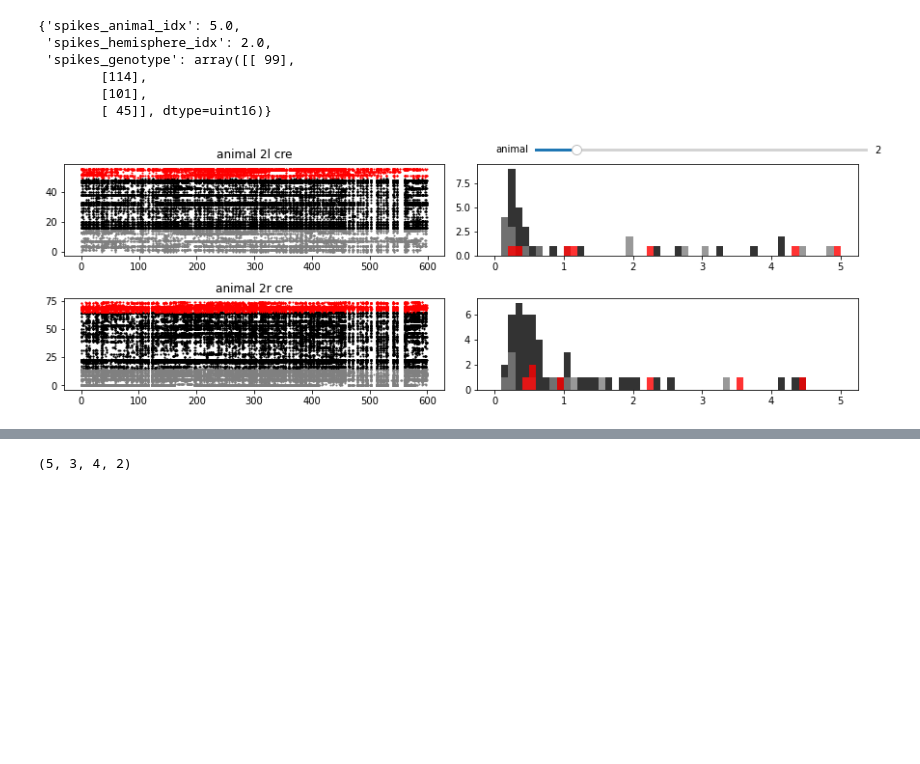
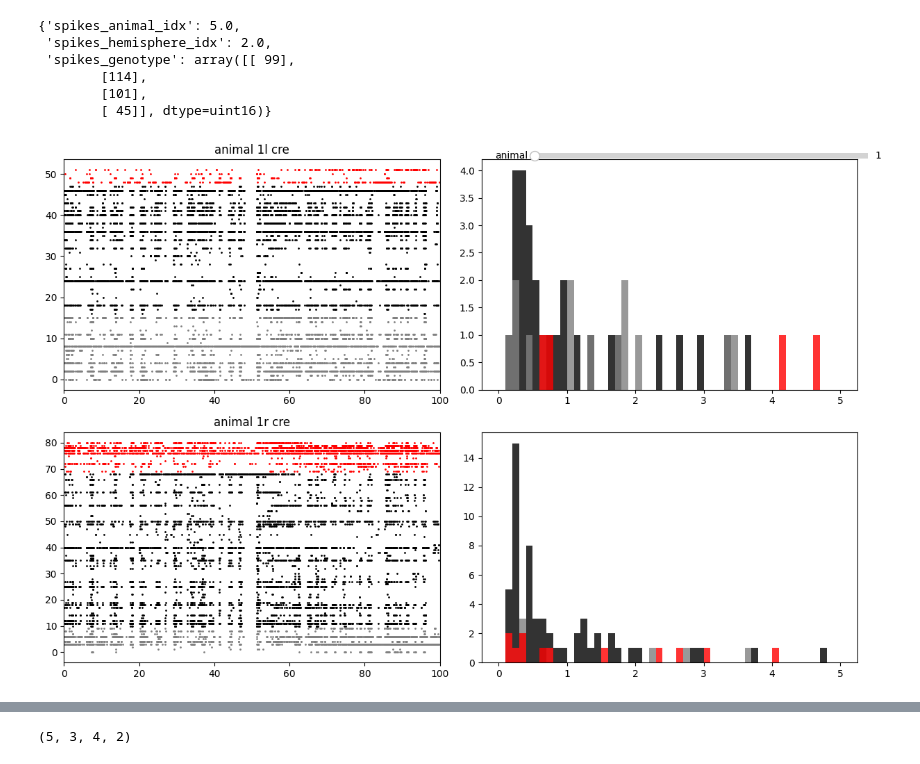
Before and after one commit to woxxel/DarkMatter, a Jupyter notebook: notebooks/spiking_data_analysis.ipynb, the cells around one changed output, grey strips where cells are left out. Saved outputs shown, nothing was run; the diff lists cells and outputs as text; code cells hidden in the pictures; blank space fills up the shorter version.

```diff
--- a/notebooks/spiking_data_analysis.ipynb
+++ b/notebooks/spiking_data_analysis.ipynb
@@ -174,6 +180,9 @@ def plot_animal(animal,ax,j=0):
             ax[i][1].hist(sd['rate'][sd['cluster_idx']==0,j],np.linspace(0,5,51),facecolor='gray',alpha=0.8)
             ax[i][1].hist(sd['rate'][sd['cluster_idx']==2,j],np.linspace(0,5,51),facecolor='r',alpha=0.8)
 
+            ax[i][0].set_xlim([0,100])
+            #ax[i][1].set_xlim([0,100])
+
             i+=1
     plt.tight_layout()
 # %%
@@ -257,20 +266,20 @@ spike_data[9]['classification']
 # %%
 #fig,ax = plt.subplots(2,2,figsize=(12,4))
 
 def change_slider(animal):
     print(animal)
     plot_animal(animal,ax)
 
-animal = 2
+animal = 1
 
 #plot_animal(animal,ax,1)
 
-fig,ax = plt.subplots(2,2,figsize=(12,4))
+fig,ax = plt.subplots(2,2,figsize=(12,8))
 axamp = plt.axes([0.6, .95, 0.4, 0.02])
 slider = Slider(axamp, 'animal', 1, 9, valinit=animal,orientation='horizontal')
 slider.on_changed(change_slider)
 plot_animal(animal,ax,0)
 # %% [output]
-[figure, old version]
+[figure, new version]
 # %%
 #from create_measures import *
```
Also changed, not shown: parts of 14 cells of this notebook.
